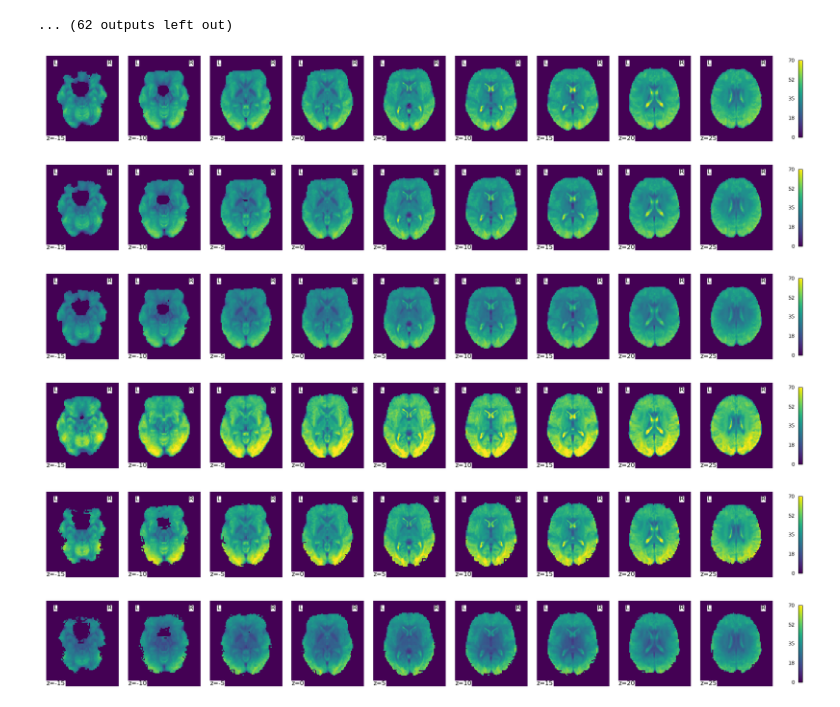
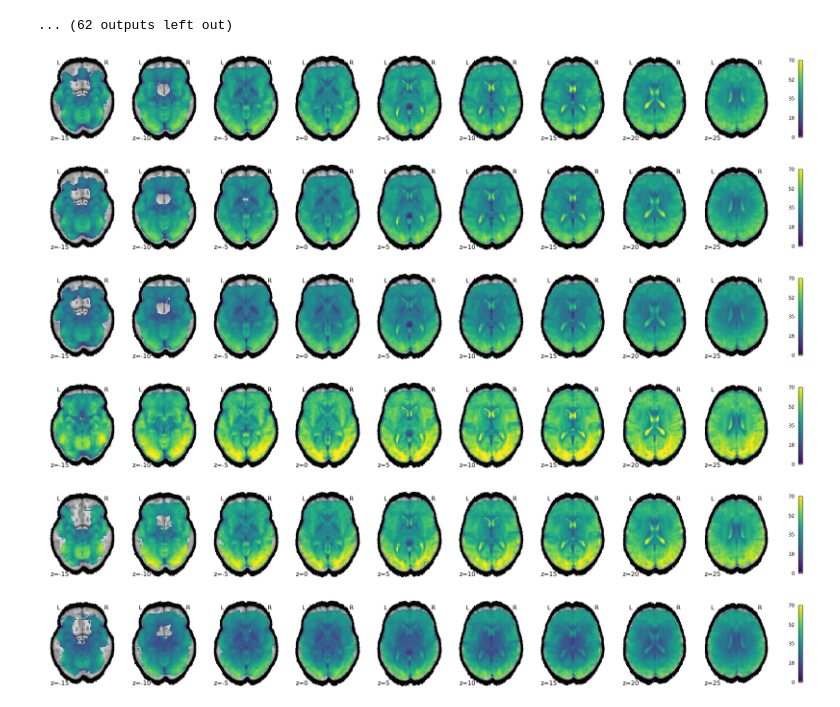
Before and after one commit to DVS-Lab/rf1-mbme-pilot, a Jupyter notebook: code/TSNR-analysis_figures.ipynb, the cells around one changed output. Saved outputs shown, nothing was run; the diff lists cells and outputs as text; code cells hidden in the pictures.

Commit message:
made change to tsnr images to add anatomical BG

```diff
--- a/code/TSNR-analysis_figures.ipynb
+++ b/code/TSNR-analysis_figures.ipynb
@@ -253,14 +253,20 @@ mb6me4_list=[t_dir+f for f in os.listdir(t_dir) if 'mb6me4_tsnr.nii.gz' in f]
 import nibabel as nib
 img=mean_img(mb1me4_list)
 nib.save(img,'../derivatives/tsnr/group_mb1me4.nii.gz')
+# %%
+root='../derivatives/fmriprep/'
+allfiles = [os.path.join(folder, f) for folder, dirs, files in os.walk(root) for f in files if f.endswith('-MNI152NLin2009cAsym_desc-preproc_T1w.nii.gz')]
+mean_anat=mean_img(allfiles)
 # %%
 vmax=70
 vmin=0
+thresh=1
+bg_img=mean_anat
 
 img=mean_img(mb1me1_list)
 #plotting.plot_stat_map(img,draw_cross=False,cmap='viridis',display_mode='z',
 #                       cut_coords=(-20,-10,0,10,20,30),vmax=vmax)
-plotting.plot_img(img,draw_cross=False,cmap='viridis',display_mode='z',
+plotting.plot_img(img,draw_cross=False,cmap='viridis',display_mode='z',vmin=vmin,bg_img=bg_img,threshold=thresh,
                        cut_coords=(-15,-10,-5,0,5,10,15,20,25),vmax=vmax,colorbar=True)
 plt.savefig('../derivatives/figures/assets/TSNR_axial-mb1me1.svg')
 plt.show()
@@ -268,46 +274,46 @@ plt.show()
 img=mean_img(mb3me1_list)
 #plotting.plot_stat_map(img,draw_cross=False,cmap='viridis',display_mode='z',
 #                       cut_coords=(-20,-10,0,10,20,30),vmax=vmax)
-plotting.plot_img(img,draw_cross=False,cmap='viridis',display_mode='z',
+plotting.plot_img(img,draw_cross=False,cmap='viridis',display_mode='z',vmin=vmin,bg_img=bg_img,threshold=thresh,
                        cut_coords=(-15,-10,-5,0,5,10,15,20,25),vmax=vmax,colorbar=True)
 plt.savefig('../derivatives/figures/assets/TSNR_axial-mb3me1.svg')
 plt.show()
 
 img=mean_img(mb6me1_list)
 #plotting.plot_stat_map(img,draw_cross=False,cmap='viridis',display_mode='z',
 #                       cut_coords=(-20,-10,0,10,20,30),vmax=vmax)
-plotting.plot_img(img,draw_cross=False,cmap='viridis',display_mode='z',
+plotting.plot_img(img,draw_cross=False,cmap='viridis',display_mode='z',vmin=vmin,bg_img=bg_img,threshold=thresh,
                        cut_coords=(-15,-10,-5,0,5,10,15,20,25),vmax=vmax,colorbar=True)
 plt.savefig('../derivatives/figures/assets/TSNR_axial-mb6me1.svg')
 plt.show()
 
 img=mean_img(mb1me4_list)
 #plotting.plot_stat_map(img,draw_cross=False,cmap='viridis',display_mode='z',
 #                       cut_coords=(-20,-10,0,10,20,30),vmax=vmax)
-plotting.plot_img(img,draw_cross=False,cmap='viridis',display_mode='z',
+plotting.plot_img(img,draw_cross=False,cmap='viridis',display_mode='z',vmin=vmin,bg_img=bg_img,threshold=thresh,
                        cut_coords=(-15,-10,-5,0,5,10,15,20,25),vmax=vmax,colorbar=True)
 plt.savefig('../derivatives/figures/assets/TSNR_axial-mb1me4.svg')
 plt.show()
 
 img=mean_img(mb3me4_list)
 #plotting.plot_stat_map(img,draw_cross=False,cmap='viridis',display_mode='z',
 #                       cut_coords=(-20,-10,0,10,20,30),vmax=vmax)
-plotting.plot_img(img,draw_cross=False,cmap='viridis',display_mode='z',
+plotting.plot_img(img,draw_cross=False,cmap='viridis',display_mode='z',vmin=vmin,bg_img=bg_img,threshold=thresh,
                        cut_coords=(-15,-10,-5,0,5,10,15,20,25),vmax=vmax,colorbar=True)
 plt.savefig('../derivatives/figures/assets/TSNR_axial-mb3me4.svg')
 plt.show()
 
 img=mean_img(mb6me4_list)
 #plotting.plot_stat_map(img,draw_cross=False,cmap='viridis',display_mode='z',
 #                       cut_coords=(-20,-10,0,10,20,30),vmax=vmax)
-plotting.plot_img(img,draw_cross=False,cmap='viridis',display_mode='z',
+plotting.plot_img(img,draw_cross=False,cmap='viridis',display_mode='z',vmin=vmin,bg_img=bg_img,threshold=thresh,
                        cut_coords=(-15,-10,-5,0,5,10,15,20,25),vmax=vmax,colorbar=True)
 plt.savefig('../derivatives/figures/assets/TSNR_axial-mb6me4.svg')
 plt.show()
 # %% [output]
-[figure, old version]
+[figure, new version]
-[figure, old version]
+[figure, new version]
-[figure, old version]
+[figure, new version]
-[figure, old version]
+[figure, new version]
-[figure, old version]
+[figure, new version]
-[figure, old version]
+[figure, new version]
```
Also changed, not shown: parts of 1 cell of this notebook, 20 other files.
